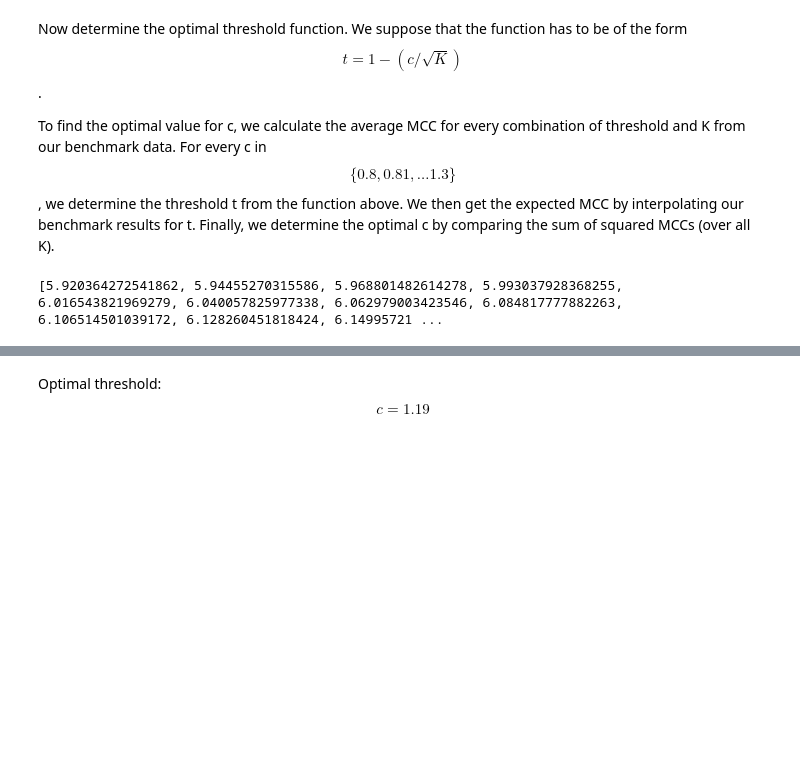
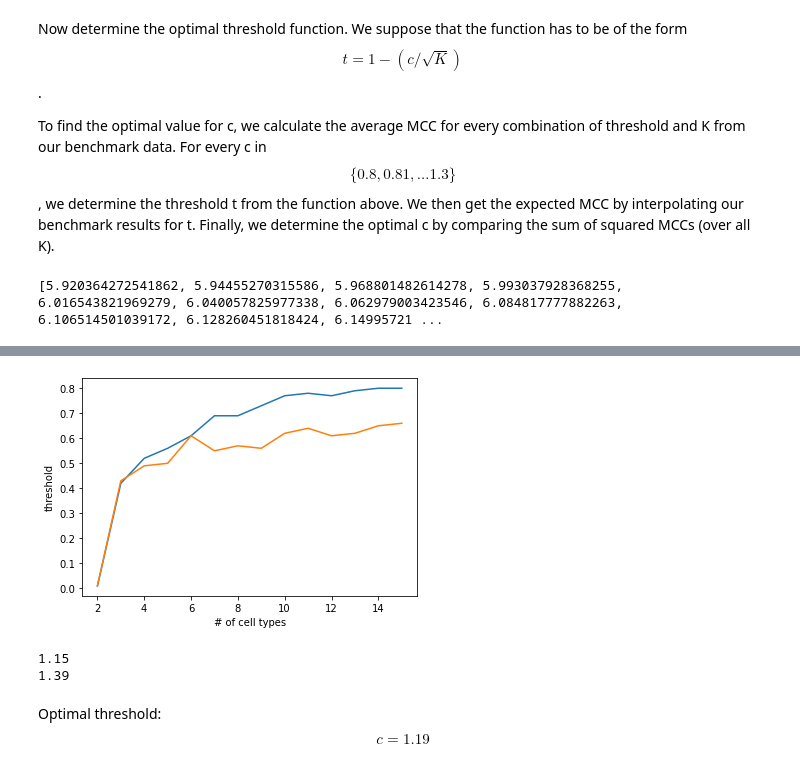
Before and after one commit to theislab/scCODA, a Jupyter notebook: paper_simulation_scripts/threshold_determination_analysis.ipynb, the cells around one changed output, grey strips where cells are left out. Cells and saved outputs as stored; diff of their text form; code cells hidden in the pictures; blank space fills up the shorter version.

```diff
--- a/paper_simulation_scripts/threshold_determination_analysis.ipynb
+++ b/paper_simulation_scripts/threshold_determination_analysis.ipynb
@@ -292,3 +268,41 @@ print(ssq_mccs)
+# %%
+plt.plot(threshs_fdr.keys(), threshs_fdr.values())
+plt.plot(threshs_mcc.keys(), threshs_mcc.values())
+plt.plot(ks, [0.9-0.63/np.sqrt(k) for k in ks])
+plt.plot(ks, [1-0.89/np.sqrt(k) for k in ks])
+plt.plot(ks, [1.2-1.41/np.sqrt(k) for k in ks])
+plt.plot(ks, [1.1-1.15/np.sqrt(k) for k in ks])
+
+plt.xlabel("# of cell types")
+plt.ylabel("threshold")
+
+plt.show()
+# %% [output]
+[figure, added]
+# %%
+# Leave out K=2 (edge case)
+cs = np.round(np.arange(0.5, 1.5, 0.01), 2)
+
+ssq_fdr = {}
+ssq_mcc = {}
+
+for c in cs:
+    thresh_prop = np.array([1.1-c/np.sqrt(k) for k in ks[1:]])
+
+    diffs_fdr = thresh_prop - np.fromiter(threshs_fdr.values(), dtype=float)[1:]
+    ssq_fdr[c] = np.sum(diffs_fdr**2)
+
+    diffs_mcc = thresh_prop - np.fromiter(threshs_mcc.values(), dtype=float)[1:]
+    ssq_mcc[c] = np.sum(diffs_mcc**2)
+
+min_fdr = min(ssq_fdr, key=ssq_fdr.get)
+min_mcc = min(ssq_mcc, key=ssq_mcc.get)
+
+print(min_fdr)
+print(min_mcc)
+# %% [output]
+1.15
+1.39
 # %% [markdown]
 Optimal threshold: $$ c=1.19 $$
 # %%
```
Also changed, not shown: parts of 17 cells of this notebook, 4 other files.
